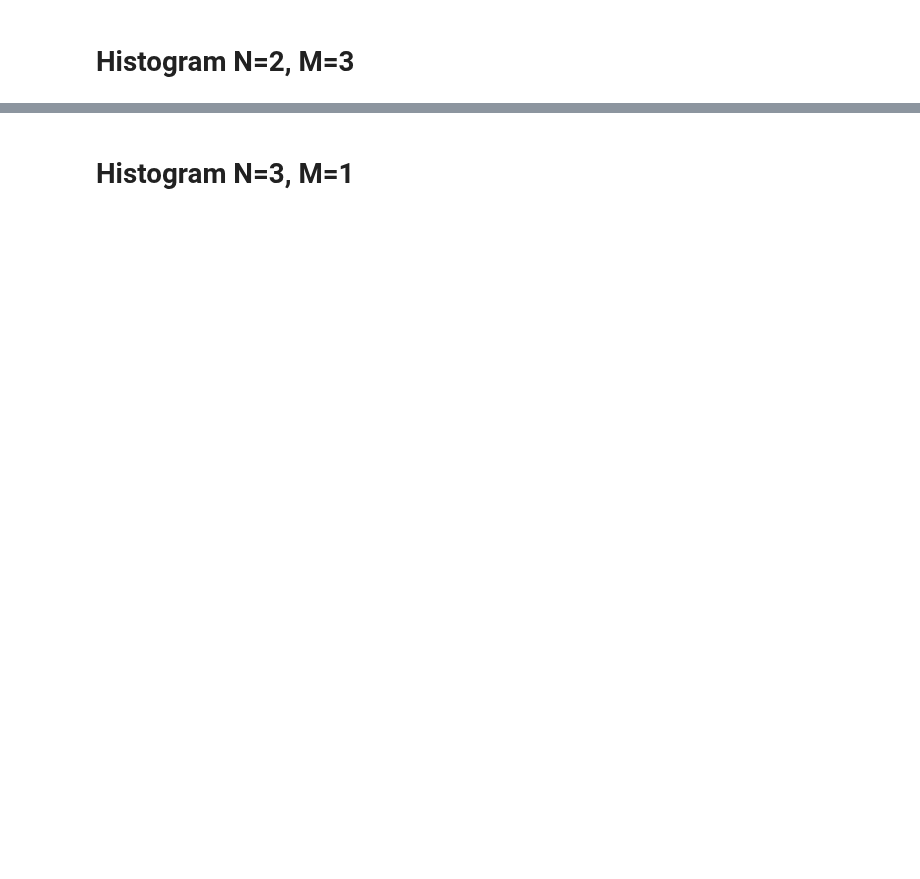
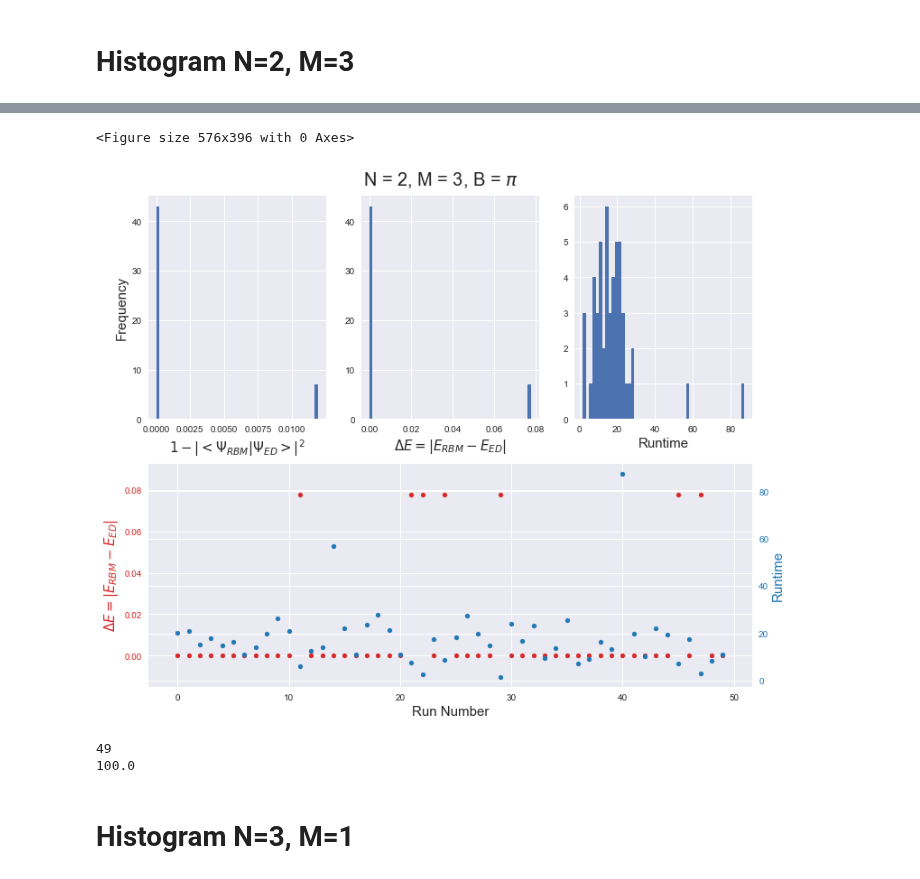
Before and after one commit to aorfi/Phys459, a Jupyter notebook: RBMGroundStateHistogramPi.ipynb, the cells around one changed output, grey strips where cells are left out. Drawn from its saved outputs; the diff is of its cells as text; code cells hidden in the pictures; blank space fills up the shorter version.

```diff
--- a/RBMGroundStateHistogramPi.ipynb
+++ b/RBMGroundStateHistogramPi.ipynb
@@ -302,7 +318,7 @@ smallError = 0
 for i in range(50):
     if M1bins[i]<0.1:
         cutOff=i
-for i in range(cutOff):
+for i in range(cutOff+1):
     smallError += M1counts[i]
 successPer = smallError
 print(successPer*2)
@@ -392,7 +439,7 @@ smallError = 0
 for i in range(50):
     if M2bins[i]<0.1:
         cutOff=i
-for i in range(cutOff):
+for i in range(cutOff+1):
     smallError += M2counts[i]
 successPer = smallError
 print(successPer*2)
@@ -444,39 +519,42 @@ for i in range(len(hisIt)):
 # %%
-
+#RERUNNN
 plt.figure(constrained_layout=True)
 plt.figure(figsize=(12,10))
-ttl = plt.suptitle("N = 2, M = 2, B = $\pi$",size =20)
+ttl = plt.suptitle("N = 2, M = 3, B = $\pi$",size =20)
 gs = gridspec.GridSpec(ncols=3, nrows=2)
 ttl.set_position([.5, 0.92])
 
 ax1 = plt.subplot(gs[0, 0])
 ax1 .hist(M3stateErr, bins=50)
 ax1 .set_xlabel("$1-|<\Psi_{RBM}|\Psi_{ED}>|^2$",size = 15)
 ax1 .set_ylabel("Frequency", size = 15)
 
 ax2 = plt.subplot(gs[0, 1])
 M3counts, M3bins, M3bars = ax2.hist(M3engErr, bins=50)
 ax2.set_xlabel("$\Delta E = |E_{RBM}-E_{ED}|$",size = 15)
 
 
 ax3 = plt.subplot(gs[0, 2])
 ax3.hist(M3gdTime, bins=50)
 ax3.set_xlabel("Runtime",size = 15)
 
 
 
 ax4 = plt.subplot(gs[1, :])
 color = 'tab:red'
 ax4.set_xlabel('Run Number',size = 15)
 ax4.set_ylabel('$\Delta E = |E_{RBM}-E_{ED}|$', color=color,size = 15)
 ax4.scatter(hisIt, M3engErr,color=color, s=25)
 ax4.tick_params(axis='y', labelcolor=color)
 
 ax5 = ax4.twinx()
 color = 'tab:blue'
 ax5.set_ylabel('Runtime', color=color,size = 15)
 ax5.scatter(hisIt, M3gdTime, color=color, s=25)
 ax5.tick_params(axis='y', labelcolor=color)
+# %% [output]
+<Figure size 576x396 with 0 Axes>
+[figure, added]
 # %%
 smallError = 0
 for i in range(50):
@@ -484,10 +562,13 @@ for i in range(50):
         cutOff=i
 print(cutOff)
 
-for i in range(cutOff):
+for i in range(cutOff+1):
     smallError += M3counts[i]
 successPer = smallError
 print(successPer*2)
+# %% [output]
+49
+100.0
 # %% [markdown]
 # Histogram N=3, M=1
 # %%
```
Also changed, not shown: parts of 24 cells of this notebook, 17 other files.
